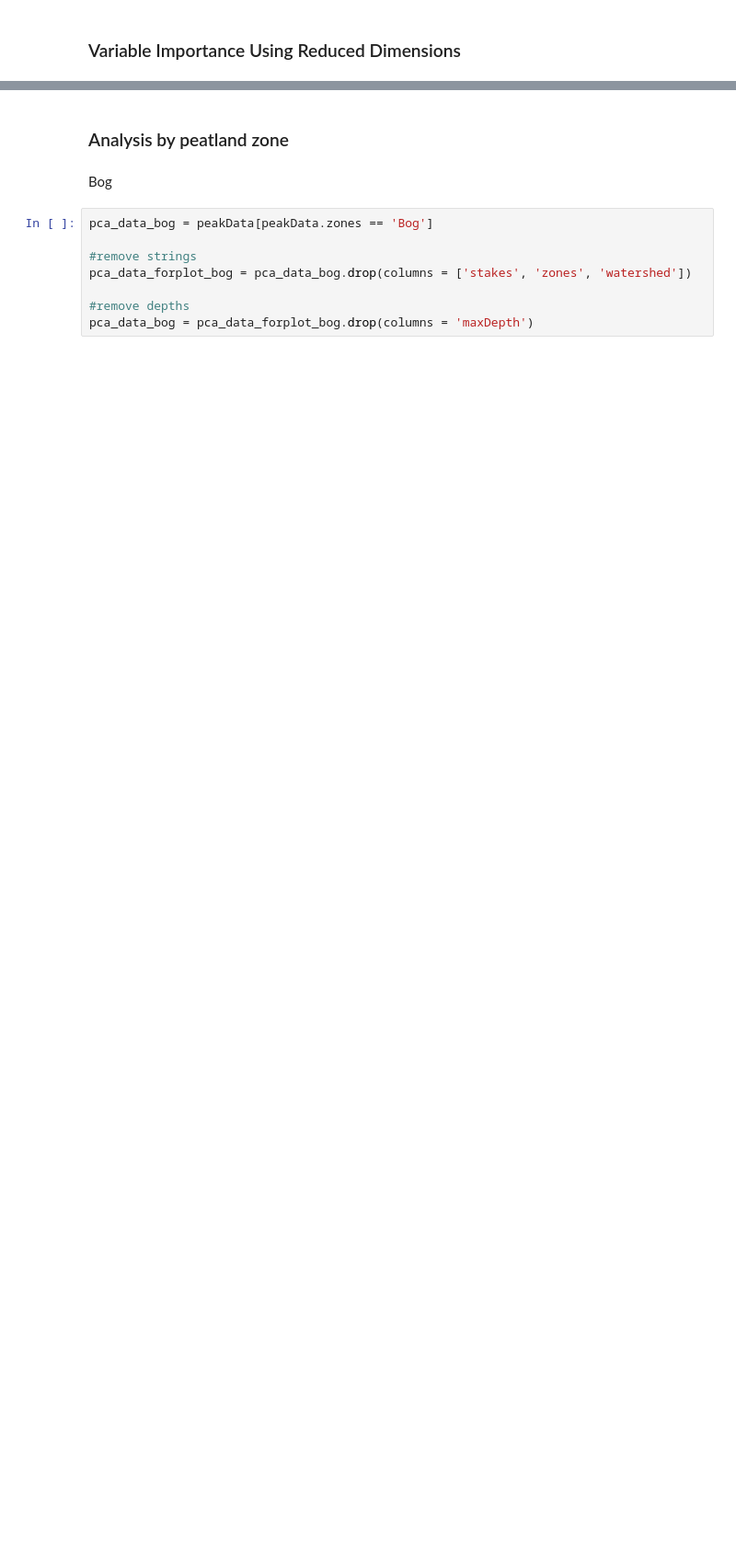
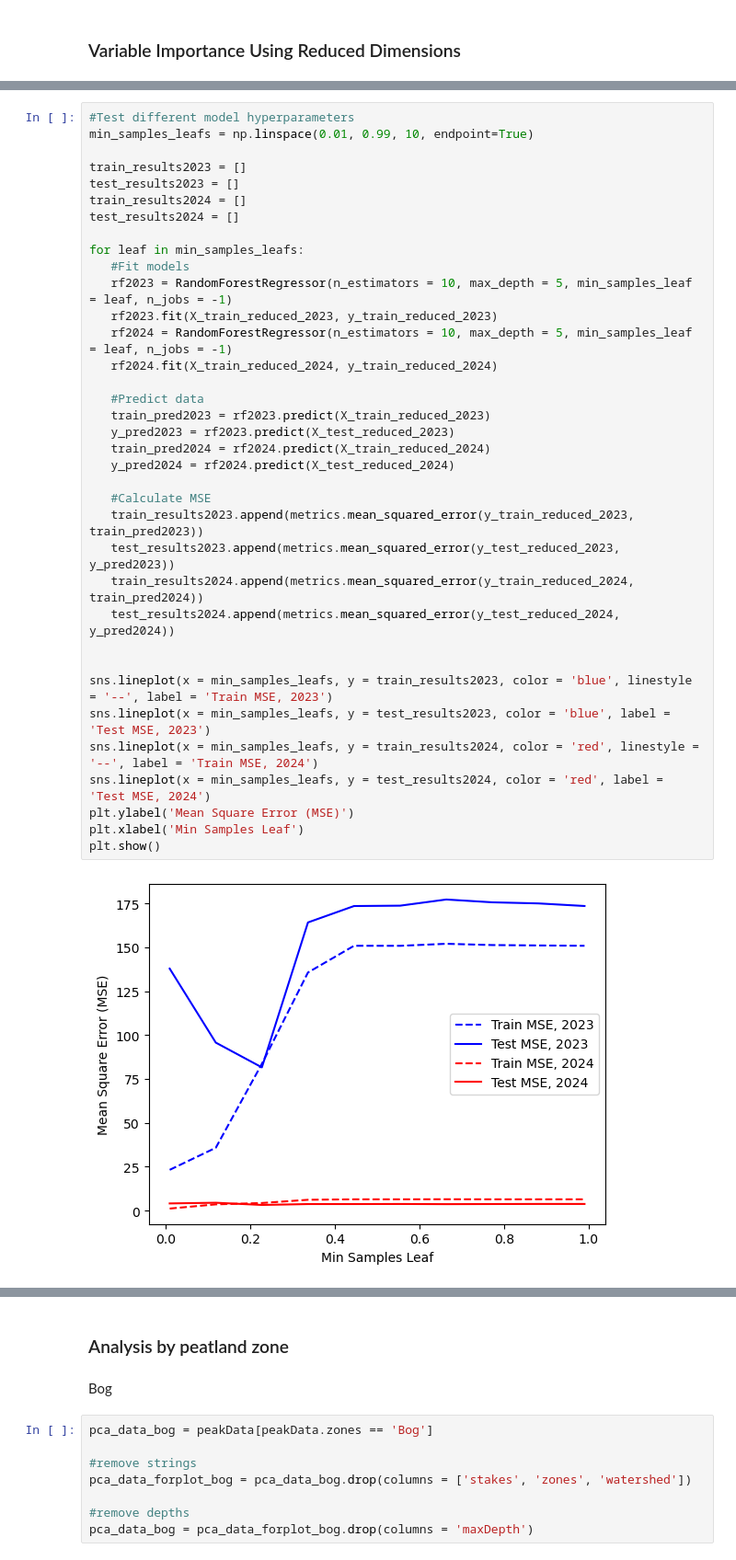
Before and after one commit to mwdjones/forest-canopy-model, a Jupyter notebook: 02_canopycontrols.ipynb, the cells around one changed output, grey strips where cells are left out. Shown at 92% size. Drawn from its saved outputs; the diff is of its cells as text; blank space fills up the shorter version.

```diff
--- a/02_canopycontrols.ipynb
+++ b/02_canopycontrols.ipynb
@@ -630,0 +850,38 @@ print(rf2024.score(X_test_2024, y_test_2024))
+# %%
+#Test different model hyperparameters
+min_samples_leafs = np.linspace(0.01, 0.99, 10, endpoint=True)
+
+train_results2023 = []
+test_results2023 = []
+train_results2024 = []
+test_results2024 = []
+
+for leaf in min_samples_leafs:
+   #Fit models
+   rf2023 = RandomForestRegressor(n_estimators = 10, max_depth = 5, min_samples_leaf = leaf, n_jobs = -1)
+   rf2023.fit(X_train_reduced_2023, y_train_reduced_2023)
+   rf2024 = RandomForestRegressor(n_estimators = 10, max_depth = 5, min_samples_leaf = leaf, n_jobs = -1)
+   rf2024.fit(X_train_reduced_2024, y_train_reduced_2024)
+
+   #Predict data
+   train_pred2023 = rf2023.predict(X_train_reduced_2023)
+   y_pred2023 = rf2023.predict(X_test_reduced_2023)
+   train_pred2024 = rf2024.predict(X_train_reduced_2024)
+   y_pred2024 = rf2024.predict(X_test_reduced_2024)
+
+   #Calculate MSE
+   train_results2023.append(metrics.mean_squared_error(y_train_reduced_2023, train_pred2023))
+   test_results2023.append(metrics.mean_squared_error(y_test_reduced_2023, y_pred2023))
+   train_results2024.append(metrics.mean_squared_error(y_train_reduced_2024, train_pred2024))
+   test_results2024.append(metrics.mean_squared_error(y_test_reduced_2024, y_pred2024))
+
+
+sns.lineplot(x = min_samples_leafs, y = train_results2023, color = 'blue', linestyle = '--', label = 'Train MSE, 2023')
+sns.lineplot(x = min_samples_leafs, y = test_results2023, color = 'blue', label = 'Test MSE, 2023')
+sns.lineplot(x = min_samples_leafs, y = train_results2024, color = 'red', linestyle = '--', label = 'Train MSE, 2024')
+sns.lineplot(x = min_samples_leafs, y = test_results2024, color = 'red', label = 'Test MSE, 2024')
+plt.ylabel('Mean Square Error (MSE)')
+plt.xlabel('Min Samples Leaf')
+plt.show()
+# %% [output]
+[figure, added]
```
Also changed, not shown: parts of 49 cells of this notebook, 8 other files.
